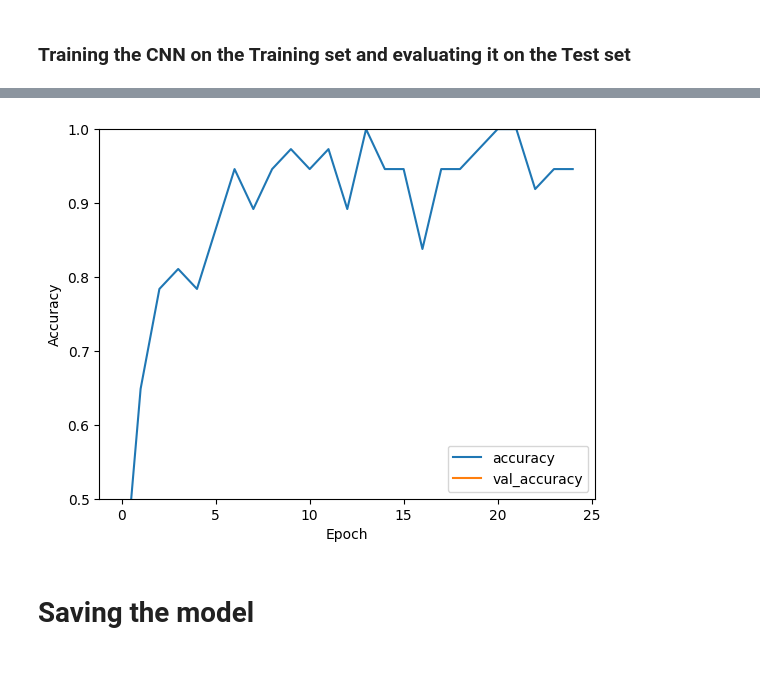
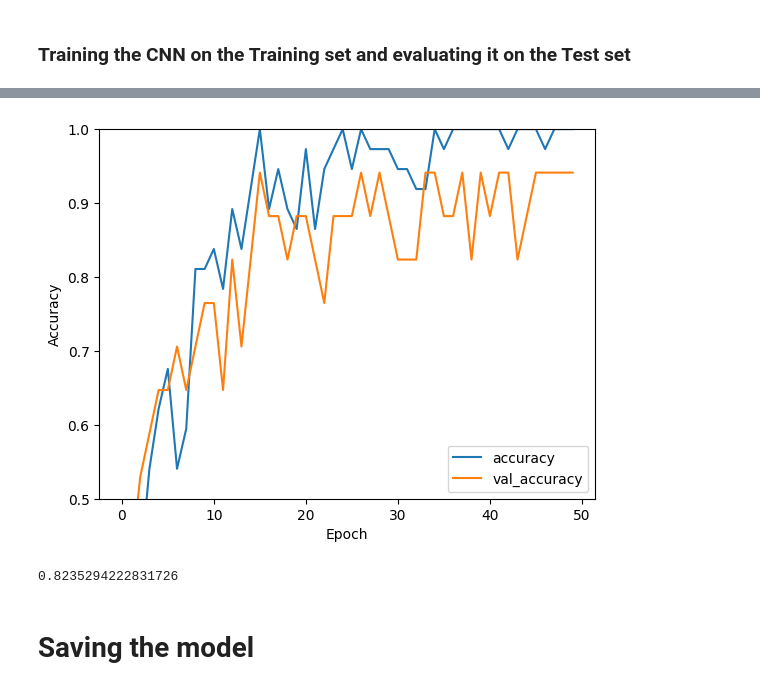
Before and after one commit to Estacao-pilhas-pi2/battery-analyser, a Jupyter notebook: train.ipynb, the cells around one changed output, grey strips where cells are left out. Drawn from its saved outputs; the diff is of its cells as text; code cells hidden in the pictures.

Commit message:
Alterando arquitetura
https://www.tensorflow.org/tutorials/images/cnn?hl=pt-br

```diff
--- a/train.ipynb
+++ b/train.ipynb
@@ -47,10 +61,15 @@ class_indices
 # %% [markdown]
 ### Preprocessing the Test set
 # %%
-test_datagen = ImageDataGenerator(rescale = 1./255)
+test_datagen = ImageDataGenerator(rescale = 1./255,
+                                  shear_range = 0.2,
+                                  zoom_range = 0.2,
+                                  horizontal_flip = True,
+                                  vertical_flip = True)
 test_set = test_datagen.flow_from_directory(DATASET_PATH + "/test",
                                             target_size = IMAGE_SIZE,
-                                            batch_size = 32)
+                                            batch_size = 10,
+                                            class_mode = 'sparse')
 # %% [output]
 Found 17 images belonging to 5 classes.
 # %% [markdown]
@@ -75,0 +102,11 @@ cnn.add(Dropout(0.25))
+# %%
+model = Sequential()
+model.add(Conv2D(32, (3, 3), activation='relu', input_shape=(HEIGHT, WIDTH, DEPTH)))
+model.add(MaxPooling2D((2, 2)))
+model.add(Conv2D(64, (3, 3), activation='relu'))
+model.add(MaxPooling2D((2, 2)))
+model.add(Conv2D(64, (3, 3), activation='relu'))
+
+model.add(Flatten())
+model.add(Dense(64, activation='relu'))
+model.add(Dense(10))
@@ -76,2 +121,6 @@ cnn.add(Dropout(0.25))
+# %%
+model.compile(optimizer='adam',
+              loss=tf.keras.losses.SparseCategoricalCrossentropy(from_logits=True),
+              metrics=['accuracy'])
 # %% [markdown]
 ### Step 2- Adding a second convolutional layer
@@ -103,5 +137,5 @@ cnn.compile(optimizer='adam', loss='categorical_crossentropy', metrics=['accurac
 # %% [markdown]
 ### Training the CNN on the Training set and evaluating it on the Test set
 # %%
-history = cnn.fit(x = training_set, validation_data = test_set, epochs = 25)
+history = model.fit(x = training_set, validation_data = test_set, epochs = EPOCS)
 # %% [output]
@@ -140,4 +173,6 @@ plt.xlabel('Epoch')
 plt.ylabel('Accuracy')
 plt.ylim([0.5, 1])
 plt.legend(loc='lower right')
+
+test_loss, test_acc = model.evaluate(test_set, verbose=2)
 # %% [output]
@@ -145,3 +182,7 @@ plt.legend(loc='lower right')
-[figure, old version]
+[figure, new version]
+# %%
+print(test_acc)
+# %% [output]
+0.8235294222831726
 # %% [markdown]
 # Saving the model
```
Also changed, not shown: parts of 19 cells of this notebook, 3 other files.
